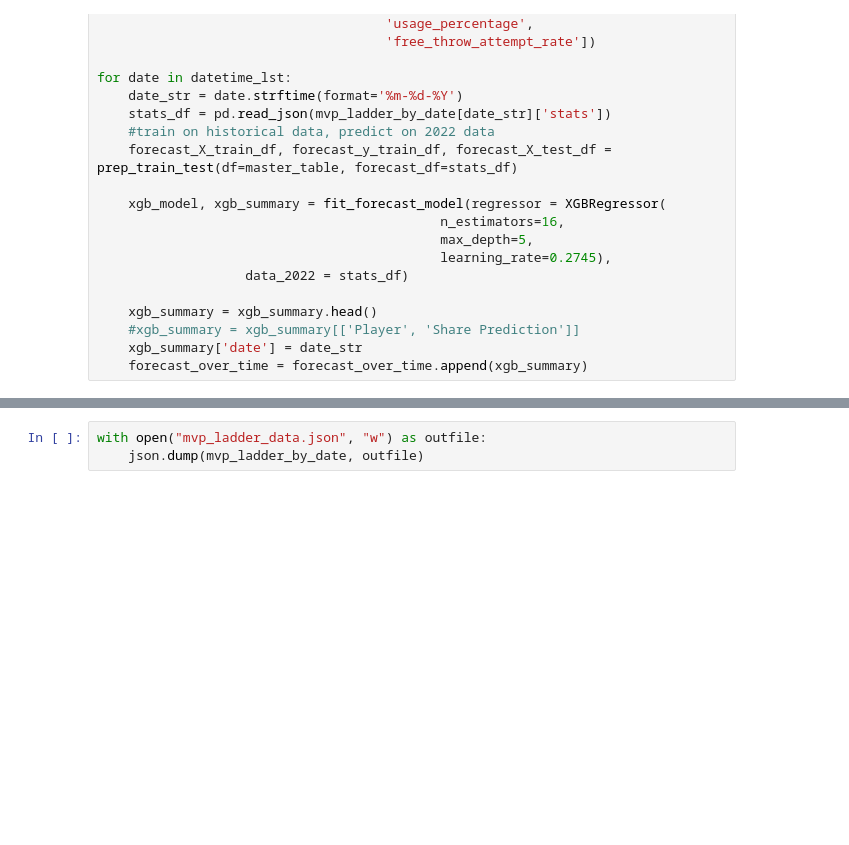
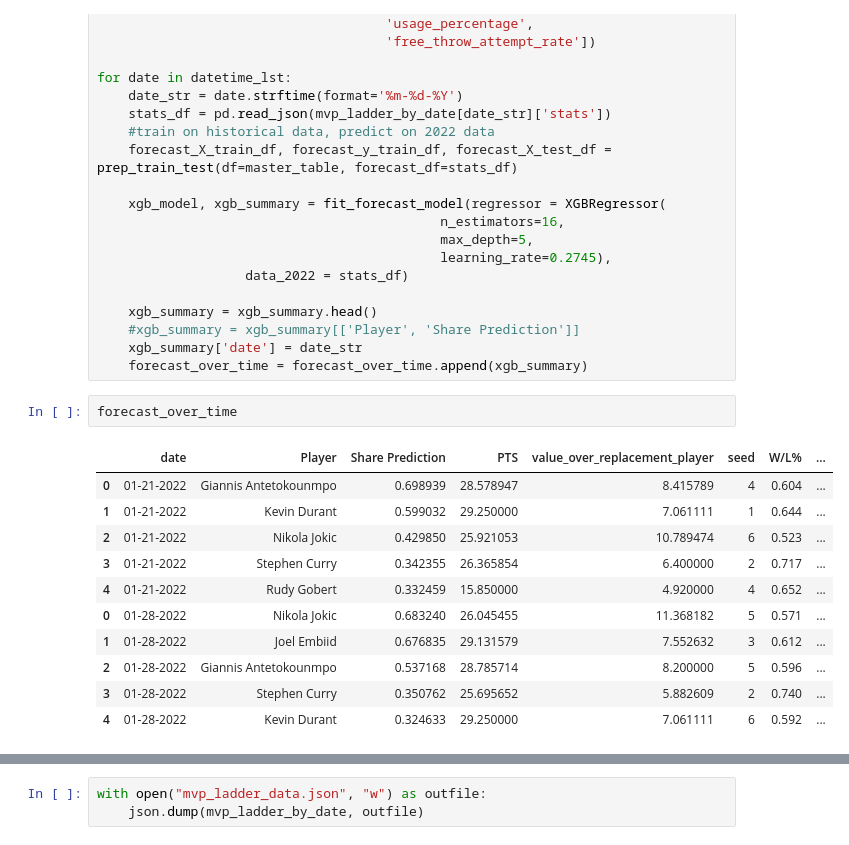
Before and after one commit to DavidYoo912/nba_mvp_project, a Jupyter notebook: nba_mvp_project/mvp_ladder.ipynb, the cells around one changed output, grey strips where cells are left out. Saved outputs shown, nothing was run; the diff lists cells and outputs as text; blank space fills up the shorter version.

Commit message:
updated forecast 1-28-2022

```diff
--- a/nba_mvp_project/mvp_ladder.ipynb
+++ b/nba_mvp_project/mvp_ladder.ipynb
@@ -399,6 +464,20 @@ for date in datetime_lst:
     #xgb_summary = xgb_summary[['Player', 'Share Prediction']]
     xgb_summary['date'] = date_str
     forecast_over_time = forecast_over_time.append(xgb_summary)
+# %%
+forecast_over_time
+# %% [output]
+|  | date | Player | Share Prediction | PTS | value_over_replacement_player | seed | W/L% | ... |
+| 0 | 01-21-2022 | Giannis Antetokounmpo | 0.698939 | 28.578947 | 8.415789 | 4 | 0.604 | ... |
+| 1 | 01-21-2022 | Kevin Durant | 0.599032 | 29.250000 | 7.061111 | 1 | 0.644 | ... |
+| 2 | 01-21-2022 | Nikola Jokic | 0.429850 | 25.921053 | 10.789474 | 6 | 0.523 | ... |
+| 3 | 01-21-2022 | Stephen Curry | 0.342355 | 26.365854 | 6.400000 | 2 | 0.717 | ... |
+| 4 | 01-21-2022 | Rudy Gobert | 0.332459 | 15.850000 | 4.920000 | 4 | 0.652 | ... |
+| 0 | 01-28-2022 | Nikola Jokic | 0.683240 | 26.045455 | 11.368182 | 5 | 0.571 | ... |
+| 1 | 01-28-2022 | Joel Embiid | 0.676835 | 29.131579 | 7.552632 | 3 | 0.612 | ... |
+| 2 | 01-28-2022 | Giannis Antetokounmpo | 0.537168 | 28.785714 | 8.200000 | 5 | 0.596 | ... |
+| 3 | 01-28-2022 | Stephen Curry | 0.350762 | 25.695652 | 5.882609 | 2 | 0.740 | ... |
+| 4 | 01-28-2022 | Kevin Durant | 0.324633 | 29.250000 | 7.061111 | 6 | 0.592 | ... |
 # %%
 import plotly.express as px
 
```
Also changed, not shown: parts of 10 cells of this notebook, 5 other files.
